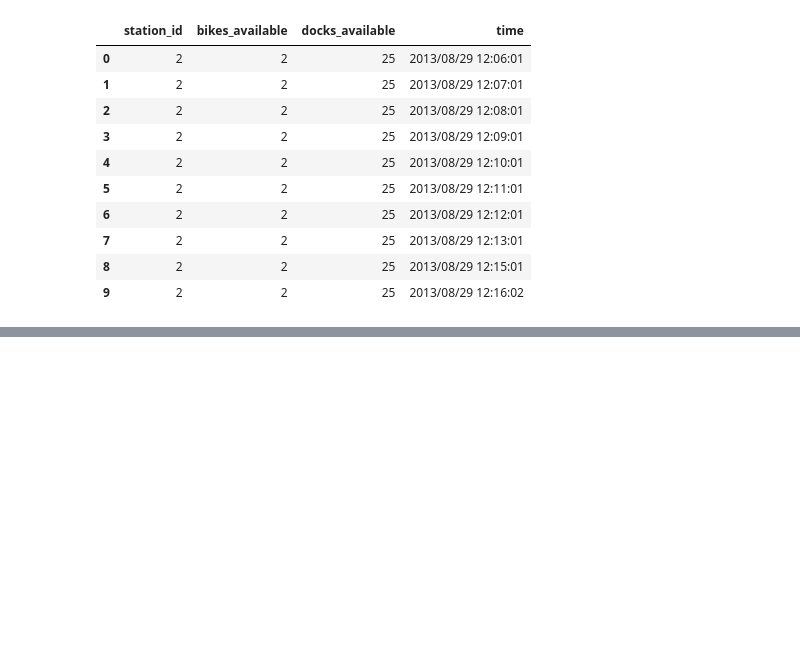
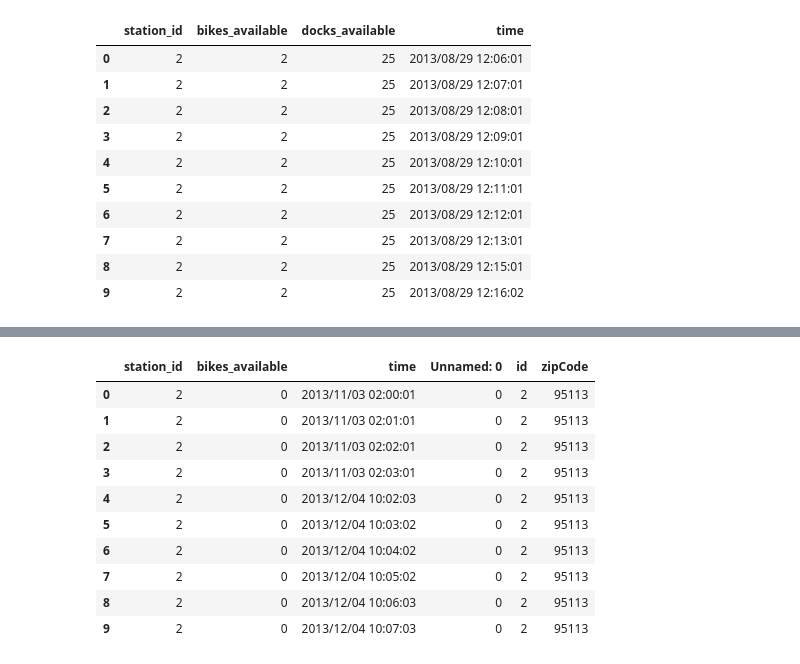
Before and after one commit to santiagoaso/2017datos, a Jupyter notebook: Tp1 Status.ipynb, the cells around one changed output, grey strips where cells are left out. Cells and saved outputs as stored; diff of their text form; code cells hidden in the pictures; blank space fills up the shorter version.

```diff
--- a/Tp1 Status.ipynb
+++ b/Tp1 Status.ipynb
@@ -146,0 +36,4 @@ Name: station_id, dtype: int64
+# %%
+tabla = pd.read_csv('./tablIdZip.csv', low_memory=True)
+tabla['station_id'] = tabla['id']
+tabla[:10]
@@ -146,0 +68,5 @@ Name: station_id, dtype: int64
+# %%
+#Lo mas importante es saber cuando No Hay bicis. En esos casos no estamos cumpliendo con el servicio ni con los clientes.
+NotBike = status.loc[:,['station_id','bikes_available','time']].groupby('bikes_available')
+NotBike = NotBike.get_group(0)
+NotBike[:10]
@@ -146,0 +101,16 @@ Name: station_id, dtype: int64
+# %%
+#Lo emparejamos con el Codigo Zip. para poder comprarlo con el Clima
+NotBikeZip = pd.merge(NotBike, tabla, on='station_id', how='right')
+NotBikeZip[:10]
+# %% [output]
+|  | station_id | bikes_available | time | Unnamed: 0 | id | zipCode |
+| 0 | 2 | 0 | 2013/11/03 02:00:01 | 0 | 2 | 95113 |
+| 1 | 2 | 0 | 2013/11/03 02:01:01 | 0 | 2 | 95113 |
+| 2 | 2 | 0 | 2013/11/03 02:02:01 | 0 | 2 | 95113 |
+| 3 | 2 | 0 | 2013/11/03 02:03:01 | 0 | 2 | 95113 |
+| 4 | 2 | 0 | 2013/12/04 10:02:03 | 0 | 2 | 95113 |
+| 5 | 2 | 0 | 2013/12/04 10:03:02 | 0 | 2 | 95113 |
+| 6 | 2 | 0 | 2013/12/04 10:04:02 | 0 | 2 | 95113 |
+| 7 | 2 | 0 | 2013/12/04 10:05:02 | 0 | 2 | 95113 |
+| 8 | 2 | 0 | 2013/12/04 10:06:03 | 0 | 2 | 95113 |
+| 9 | 2 | 0 | 2013/12/04 10:07:03 | 0 | 2 | 95113 |
```
Also changed, not shown: parts of 30 cells of this notebook, 3 other files.
